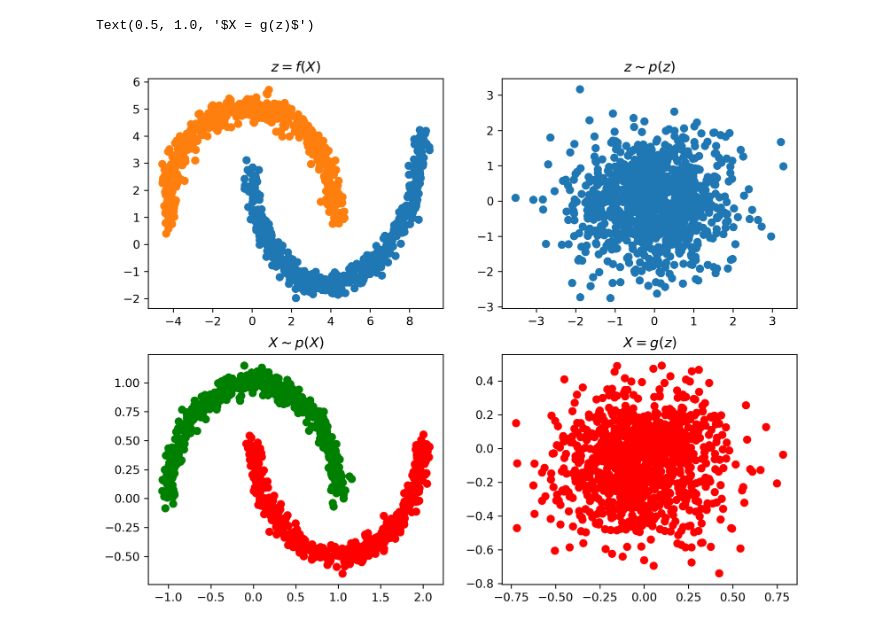
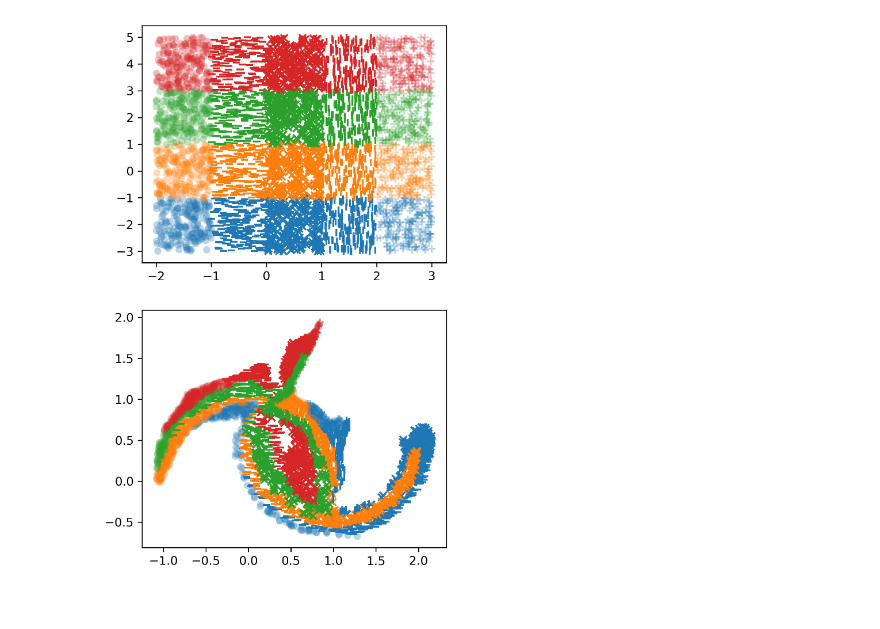
Before and after one commit to jjgsherwood/FACT-AI, a Jupyter notebook: code/RealNVP/real-nvp-pytorch-flow.ipynb, the cells around one changed output. Saved outputs shown, nothing was run; the diff lists cells and outputs as text; code cells hidden in the pictures.

```diff
--- a/code/RealNVP/real-nvp-pytorch-flow.ipynb
+++ b/code/RealNVP/real-nvp-pytorch-flow.ipynb
@@ -94,7 +97,7 @@ prior = distributions.MultivariateNormal #2D gaussian no correlation
 flow = RealNVP(nets, nett, masks, prior)
 # %%
 optimizer = torch.optim.Adam([p for p in flow.parameters() if p.requires_grad==True], lr=1e-4)
-for t in range(5001):
+for t in range(10001):
     noisy_moons, label = datasets.make_moons(n_samples=64, noise=.05)
     label = torch.from_numpy(label)
     x = torch.from_numpy(noisy_moons.astype(np.float32))
@@ -167,29 +176,29 @@ Text(0.5, 1.0, '$X = g(z)$')
-# %%
-noisy_moons, label = datasets.make_moons(n_samples=1000, noise=.05)
-label = label.astype(bool)
-z = flow.f(torch.from_numpy(noisy_moons.astype(np.float32)))[0].detach().numpy()
-plt.subplot(221)
-plt.scatter(z[label, 0], z[label, 1])
-plt.scatter(z[~label, 0], z[~label, 1])
-plt.title(r'$z = f(X)$')
-
-z = np.random.multivariate_normal(np.zeros(2), np.eye(2), 1000)
-plt.subplot(222)
-plt.scatter(z[:, 0], z[:, 1])
-plt.title(r'$z \sim p(z)$')
-
-plt.subplot(223)
-x, y = datasets.make_moons(n_samples=1000, noise=.05)
-x = x.astype(np.float32)
-y = y.astype(bool)
-plt.scatter(x[y, 0], x[y, 1], c='r')
-plt.scatter(x[~y, 0], x[~y, 1], c='g')
-plt.title(r'$X \sim p(X)$')
-
-plt.subplot(224)
-x = flow.sample(1000)[0].detach().numpy()
-plt.scatter(x[:, 0, 0], x[:, 0, 1], c='r')
-plt.title(r'$X = g(z)$')
-# %% [output]
-Text(0.5, 1.0, '$X = g(z)$')
-[figure, removed]
+# %%
+n = 200
+xstep = 1
+ystep = 2
+cycle = 4
+markers = ['o', '_', 'x', '|', '+', '*']
+alphas = [0.3, 1, 1, 1, 0.3, 0.5, 0.5, 1]
+colors = [u'#1f77b4', u'#ff7f0e', u'#2ca02c', u'#d62728', u'#9467bd', u'#8c564b', u'#e377c2', u'#7f7f7f', u'#bcbd22', u'#17becf']
+block = []
+for i in range(-2, 3, xstep):
+    for j in range(-3, 5, ystep):
+        block.append((torch.FloatTensor(n).uniform_(i, i+xstep),
+                      torch.FloatTensor(n).uniform_(j, j+ystep)))
+
+
+plt.subplot(221)
+i = 0
+for x, y in block:
+    plt.scatter(x, y, linewidths=0, c=colors[i%cycle], marker=markers[i//cycle], alpha=alphas[i//cycle])
+    i += 1
+
+plt.subplot(223)
+i = 0
+for x, y in block:
+    z = flow.g(torch.stack((x, y)).T).detach().numpy()
+    plt.scatter(z[:,0], z[:,1], linewidths=0, c=colors[i%cycle], marker=markers[i//cycle], alpha=alphas[i//cycle])
+    i += 1
+# %% [output]
+[figure, added]
```
Also changed, not shown: parts of 4 cells of this notebook, 1 other file.
